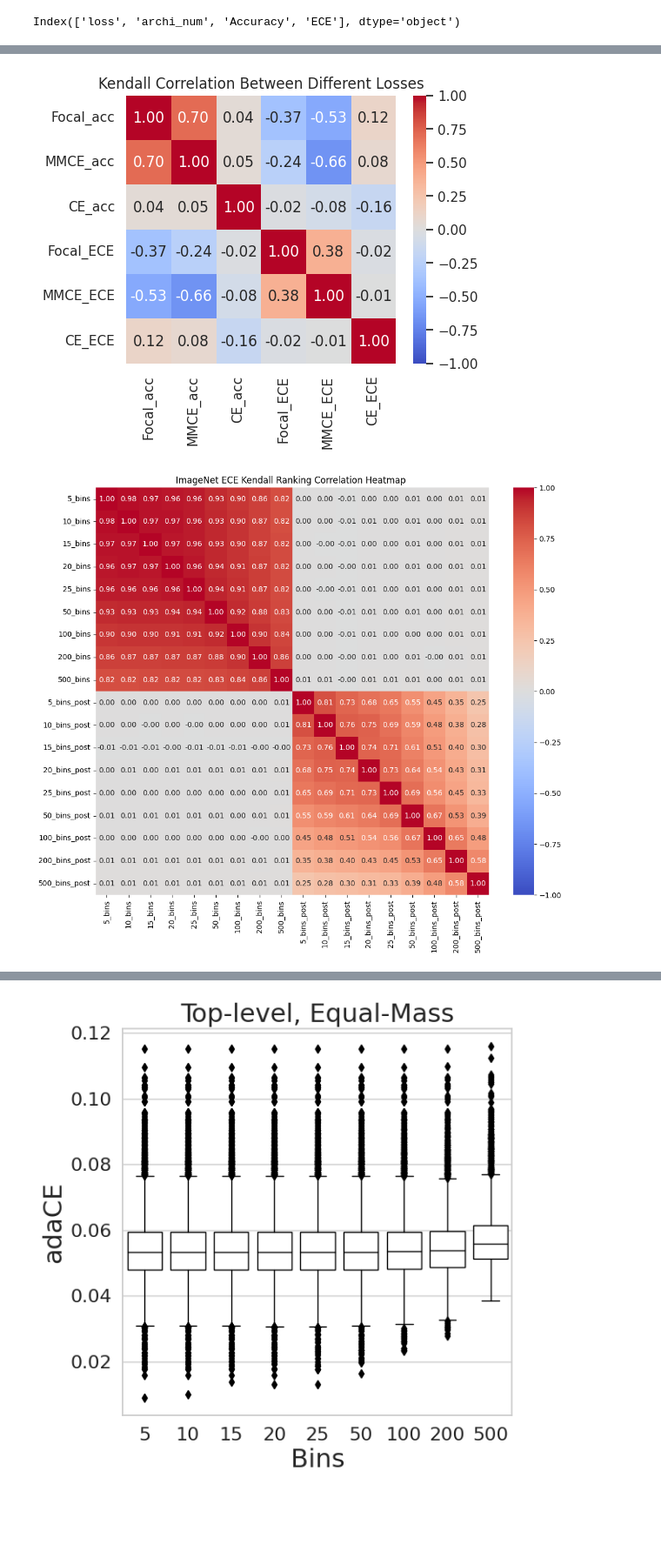
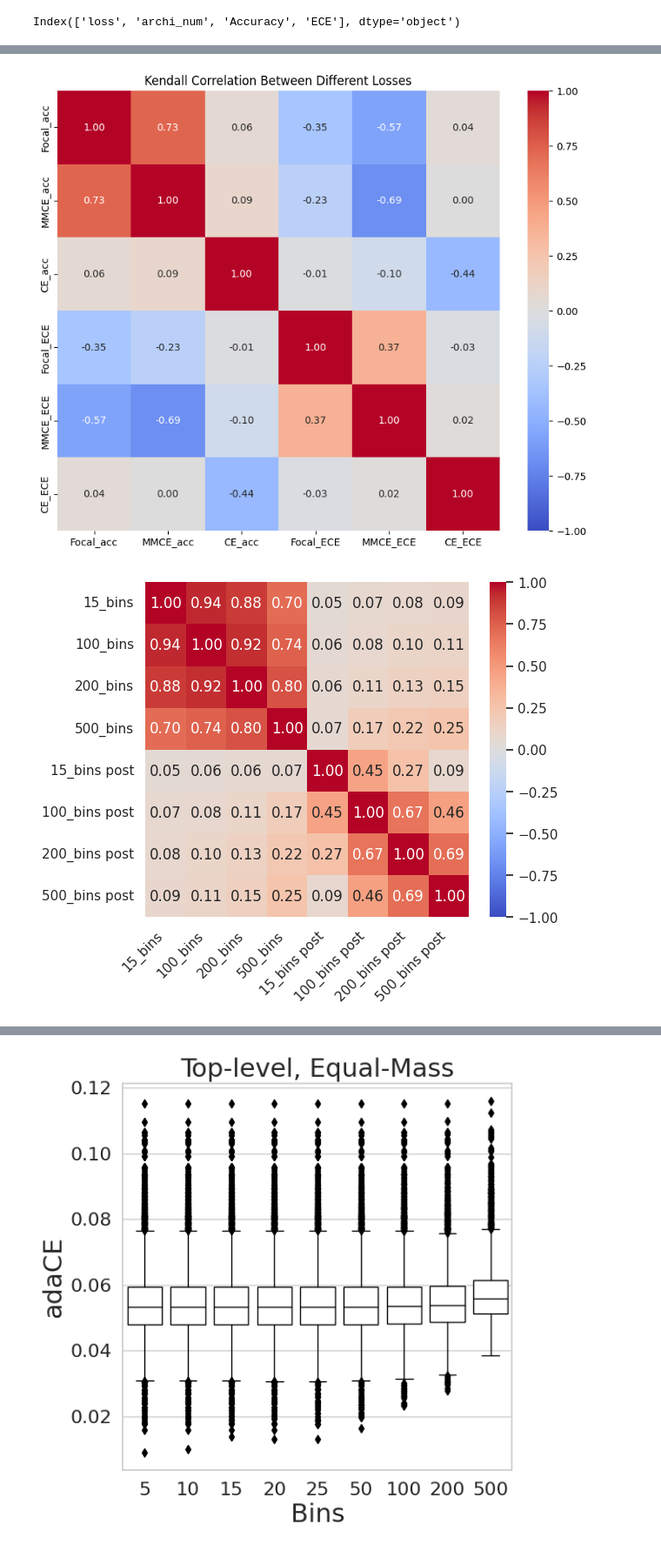
Before and after one commit to johnnyzyn/project_calibration, a Jupyter notebook: graphing.ipynb, the cells around one changed output, grey strips where cells are left out. Shown at 87% size. Saved outputs shown, nothing was run; the diff lists cells and outputs as text; code cells hidden in the pictures; blank space fills up the shorter version.

```diff
--- a/graphing.ipynb
+++ b/graphing.ipynb
@@ -37,3 +55,5 @@ df_pivot.reset_index(inplace=True)
+# %%
+df_pivot.columns = ['archi_num','focal_acc','focal_ece','mmce_acc','mmce_ece']
 # %%
 df = pd.read_csv('public_results/cifar10_results.csv')
 # %%
@@ -51,3 +93,3 @@ merged_df['ece_acc'] = merged_df['ece_acc']*100
 # %%
-merged_df.columns = ['archi_num', 'Focal_ECE', 'MMCE_ECE', 'Focal_acc', 'MMCE_acc', 'config',
+merged_df.columns = ['archi_num', 'Focal_acc', 'Focal_ECE', 'MMCE_acc', 'MMCE_ECE', 'config',
        'CE_acc', 'CE_ECE']
@@ -59,14 +117,14 @@ cols_to_corr = ['Focal_acc', 'MMCE_acc', 'CE_acc','Focal_ECE', 'MMCE_ECE', 'CE_E
 corr = merged_df[cols_to_corr].corr(method='kendall')
 
 # Print the correlation
-plt.figure(figsize=(5, 4))
+plt.figure(figsize=(10, 8))
 sns.heatmap(corr, annot=True, cmap='coolwarm', vmin=-1, vmax=1, fmt=".2f")
 plt.title('Kendall Correlation Between Different Losses')
 
-plt.savefig("fig/Kendall_losses.pdf", dpi=300, format='pdf', bbox_inches='tight')
+plt.savefig("fig/Kendall_losses_198.pdf", dpi=300, format='pdf', bbox_inches='tight')
 plt.show()
 # %% [output]
-[figure, old version]
+[figure, new version]
 # %%
 import matplotlib.font_manager as fm
 
@@ -79,7 +137,9 @@ axis_label_font_size = 22
 tick_label_font_size = 16
 # %%
+
+
 import pandas as pd
-
+df = pd.read_csv('final_results/cifar10_results.csv')
 # Assuming `df` is your original DataFrame and 'ece' column contains list of dictionaries
 # Create an empty DataFrame with desired columns
 ece_df = pd.DataFrame(columns=['5_bins', '10_bins', '15_bins', '20_bins', '25_bins', '50_bins', '100_bins', '200_bins', '500_bins','test-accuracy'])
@@ -98,9 +158,9 @@ for index, row in df.iterrows():
     data_to_append = pd.DataFrame([bins_data])
     ece_df = pd.concat([ece_df, data_to_append], ignore_index=True)
 
-plot_df = ece_df
+plot_df = ece_df[['15_bins','100_bins', '200_bins', '500_bins']]
 # %%
-df_post = pd.read_csv('/home/younan/project_calibration/project_calibration/final_results/imagenet_post.csv')
+df_post = pd.read_csv('final_results/cifar10_post.csv')
 
 import pandas as pd
 
@@ -122,41 +182,45 @@ for index, row in df_post.iterrows():
     data_to_append = pd.DataFrame([bins_data])
     ecepost_df = pd.concat([ecepost_df, data_to_append], ignore_index=True)
 
-plotpost_df = ecepost_df
+plotpost_df = ecepost_df[['15_bins','100_bins', '200_bins', '500_bins']]
 # %%
 import pandas as pd
 import numpy as np
 import seaborn as sns
 import matplotlib.pyplot as plt
 from scipy.stats import kendalltau
 
 def nansafe_kendalltau(a, b):
     mask = ~(np.isnan(a) | np.isnan(b))
     return kendalltau(a[mask], b[mask])
 
 # Extract bin columns from plot_df and plotpost_df
-bin_columns = ['5_bins', '10_bins', '15_bins', '20_bins', '25_bins', '50_bins', '100_bins', '200_bins', '500_bins']
+bin_columns = ['15_bins', '100_bins', '200_bins', '500_bins']
 
 # Rename columns in plotpost_df to have a '_post' suffix
-plotpost_df = plotpost_df.rename(columns={col: f"{col}_post" for col in bin_columns})
+plotpost_df = plotpost_df.rename(columns={col: f"{col} post" for col in bin_columns})
 
 # Combine both DataFrames
 combined_df = pd.concat([plot_df[bin_columns], plotpost_df], axis=1)
 
 # Calculate the Kendall ranking correlation matrix for the combined DataFrame
-all_columns = bin_columns + [f"{col}_post" for col in bin_columns]
+all_columns = bin_columns + [f"{col} post" for col in bin_columns]
 corr_matrix = pd.DataFrame(index=all_columns, columns=all_columns)
 
 for col1 in all_columns:
     for col2 in all_columns:
         corr, _ = nansafe_kendalltau(combined_df[col1], combined_df[col2])
         corr_matrix.loc[col1, col2] = corr
 
 # Create a correlation heatmap using seaborn
-plt.figure(figsize=(12, 10))
+plt.figure(figsize=(6, 5))
 sns.heatmap(corr_matrix.astype(float), annot=True, cmap='coolwarm', vmin=-1, vmax=1, fmt=".2f")
-plt.title("ImageNet ECE Kendall Ranking Correlation Heatmap ")
-plt.savefig("fig/Kendall_imagenet.pdf", dpi=300, format='pdf', bbox_inches='tight')
+# plt.title("ImageNet ECE Kendall Ranking Correlation Heatmap ")
+
+# Rotate the bottom labels
+plt.xticks(rotation=45, ha='right')
+
+plt.savefig("fig/Kendall_cifar10_temp_8x8.pdf", dpi=300, format='pdf', bbox_inches='tight')
 plt.show()
 # %% [output]
-[figure, old version]
+[figure, new version]
```
Also changed, not shown: parts of 69 cells of this notebook, 15 other files.
